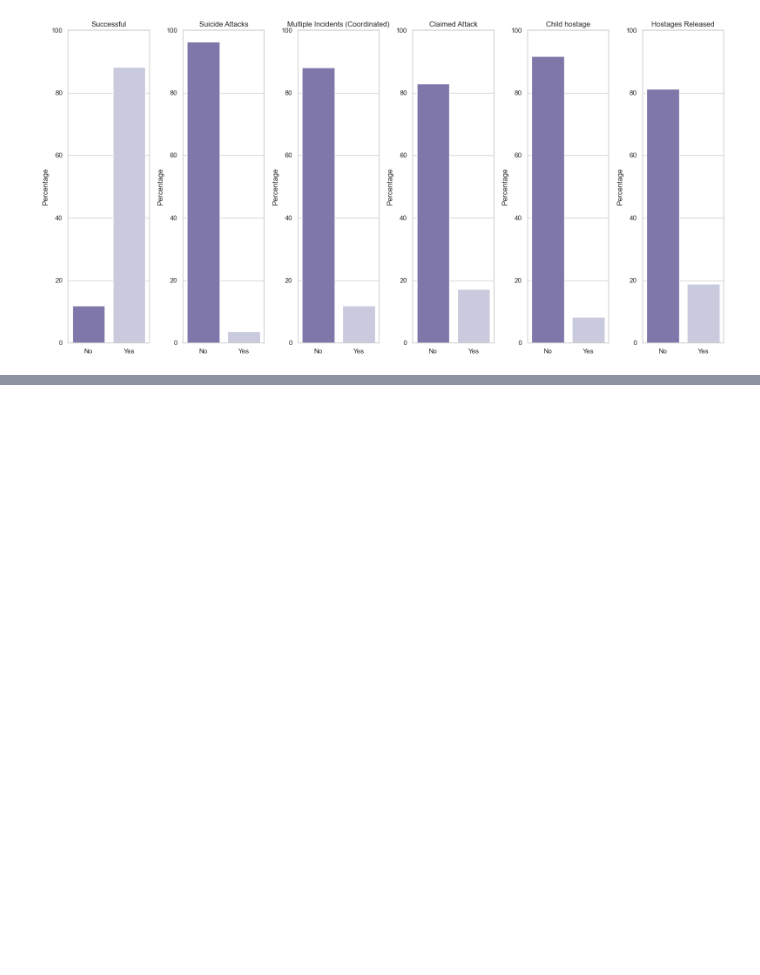
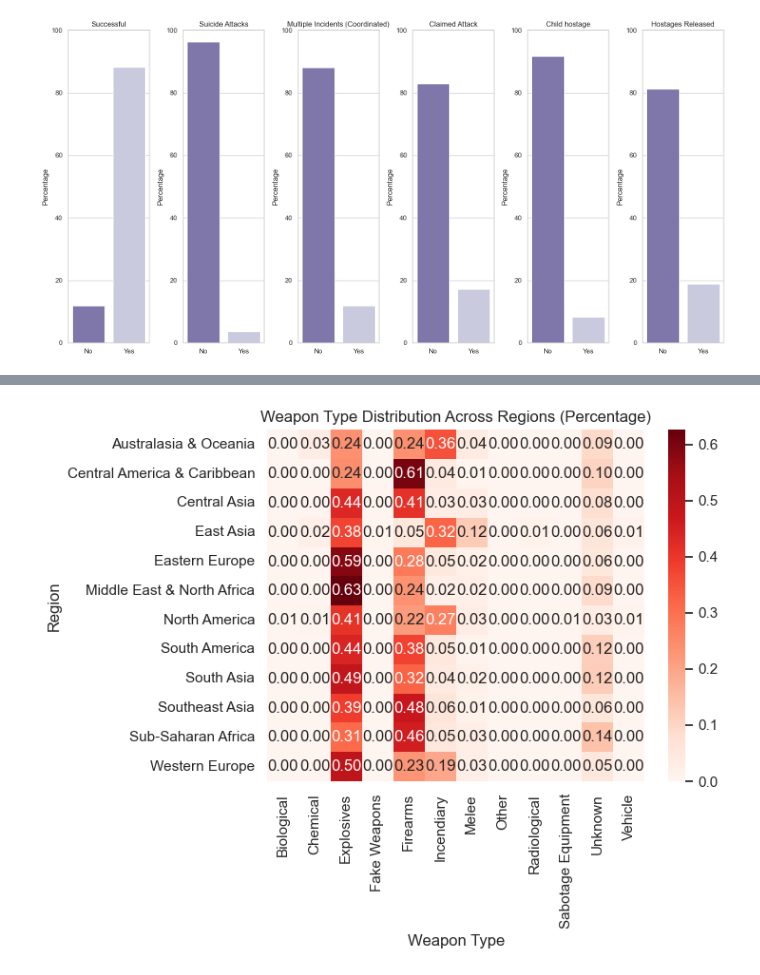
Before and after one commit to anvony/gtd-eda-project, a Jupyter notebook: gtd_eda.ipynb, the cells around one changed output, grey strips where cells are left out. Saved outputs shown, nothing was run; the diff lists cells and outputs as text; code cells hidden in the pictures; blank space fills up the shorter version.

```diff
--- a/gtd_eda.ipynb
+++ b/gtd_eda.ipynb
@@ -846,0 +865,15 @@ From this data we can observe:
+# %%
+weapon_region = terror.groupby(["region_txt","weaptype1_txt"]).size().reset_index(name="count")
+weapon_region["weaptype1_txt"] = weapon_region["weaptype1_txt"].replace("Vehicle (not to include vehicle-borne explosives, i.e., car or truck bombs)", "Vehicle")
+
+weapon_region_pivot = weapon_region.pivot(index="region_txt", columns="weaptype1_txt", values="count").fillna(0)
+weapon_region_pct = weapon_region_pivot.div(weapon_region_pivot.sum(axis=1), axis=0)
+
+plt.Figure(figsize=(15,8))
+sns.heatmap(weapon_region_pct, cmap="Reds", annot=True, fmt=".2f")
+plt.title("Weapon Type Distribution Across Regions (Percentage)")
+plt.xlabel("Weapon Type")
+plt.ylabel("Region")
+plt.show()
+# %% [output]
+[figure, added]
```
Also changed, not shown: parts of 11 cells of this notebook.
